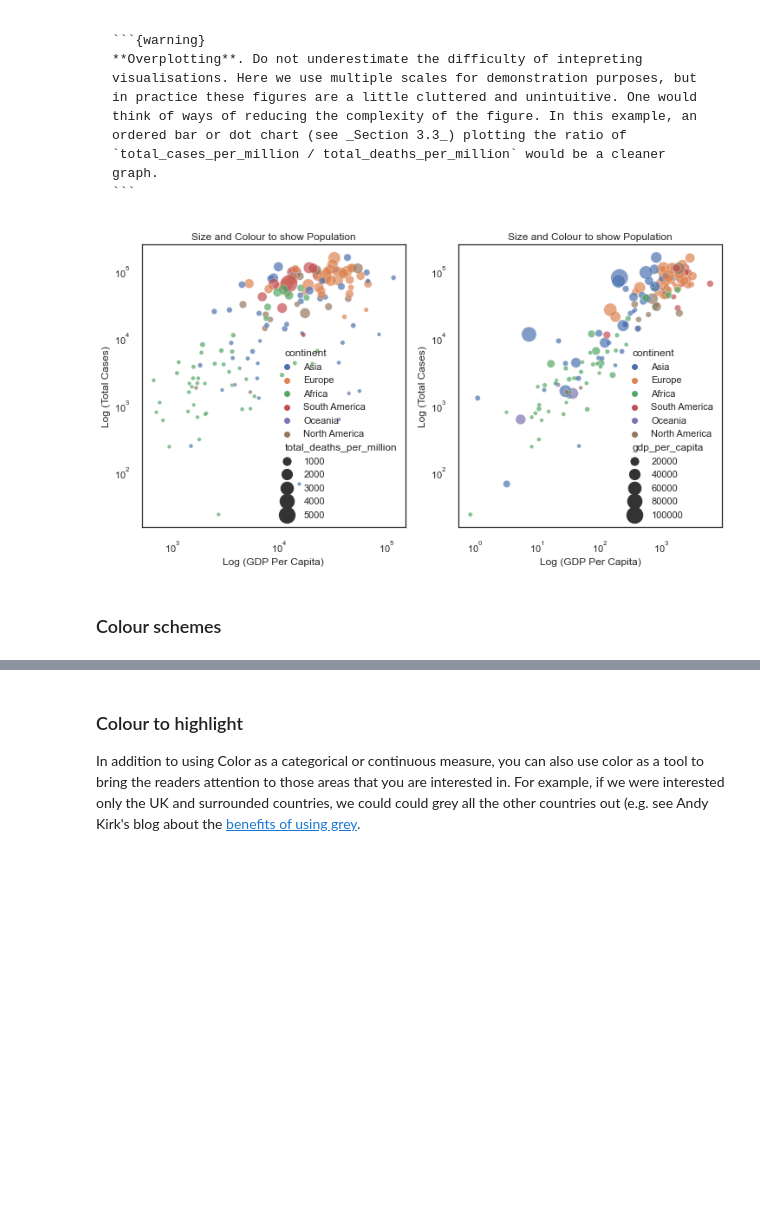
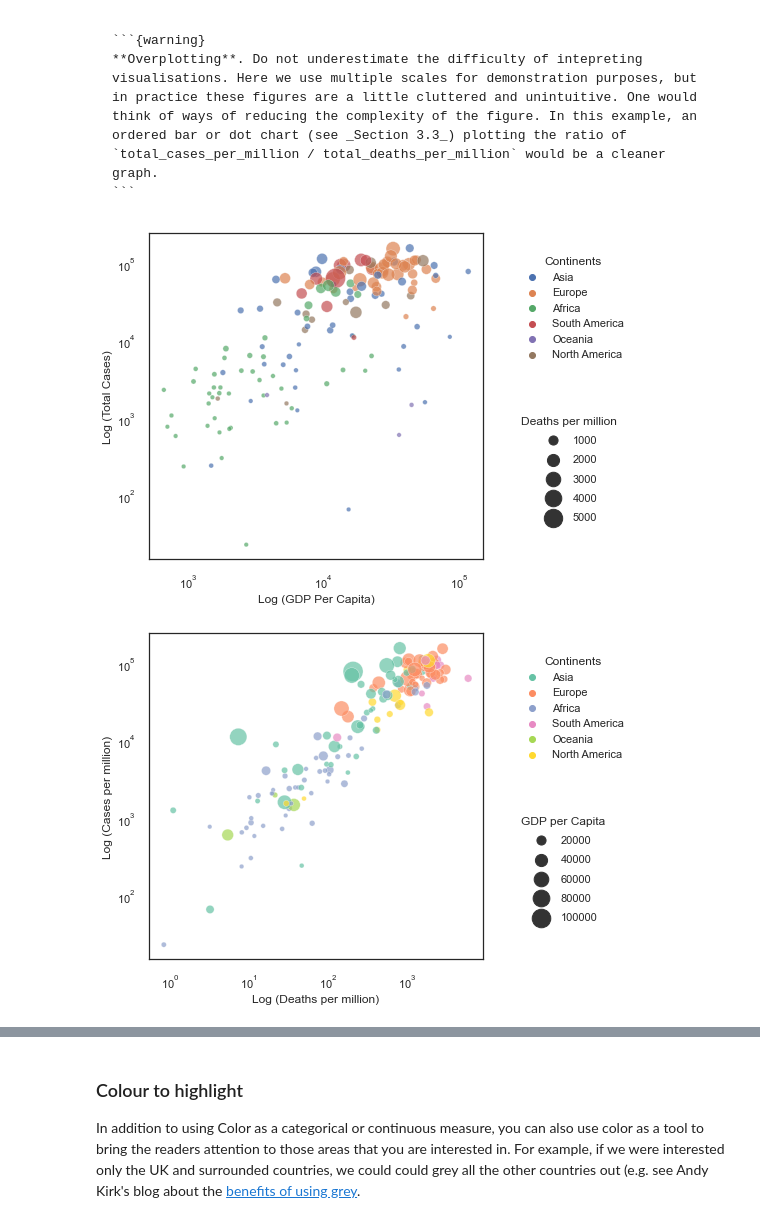
Before and after one commit to alan-turing-institute/rds-course, a Jupyter notebook: coursebook/modules/m3/scripts/mod3.2.ipynb, the cells around one changed output, grey strips where cells are left out. Saved outputs shown, nothing was run; the diff lists cells and outputs as text; code cells hidden in the pictures; blank space fills up the shorter version.

`````diff
--- a/coursebook/modules/m3/scripts/mod3.2.ipynb
+++ b/coursebook/modules/m3/scripts/mod3.2.ipynb
@@ -422,28 +429,39 @@ The right-most figure gives an adjusted figure. Exactly the same data presented
 ```
 ````
 # %%
-f, axes = plt.subplots(1,2, figsize=(12,6))
-sns.scatterplot(data=df_totals, x = 'gdp_per_capita', y = 'total_cases_per_million', size='total_deaths_per_million', sizes=(20,400), hue='continent', legend='brief', ax=axes[0], alpha = .7)
-axes[0].set_yscale('log')
-axes[0].set_xscale('log')
-axes[0].set_title('Size and Colour to show Population')
-axes[0].set_ylabel('Log (Total Cases)')
-axes[0].set_xlabel('Log (GDP Per Capita)')
-#ax.legend(title='Continent', loc='lower right')
+f, ax = plt.subplots(1,1, figsize=(6,6))
+sns.scatterplot(data=df_totals, x = 'gdp_per_capita', y = 'total_cases_per_million', size='total_deaths_per_million', sizes=(20,400), hue='continent', legend='brief', ax=ax, alpha = .7)
+ax.set_yscale('log')
+ax.set_xscale('log')
+ax.set_ylabel('Log (Total Cases)')
+ax.set_xlabel('Log (GDP Per Capita)')
 
-sns.scatterplot(data=df_totals, x = 'total_deaths_per_million', y = 'total_cases_per_million', size='gdp_per_capita', sizes=(20,400), hue='continent', legend='brief', ax=axes[1], alpha = .7)
-axes[1].set_yscale('log')
-axes[1].set_xscale('log')
-axes[1].set_title('Size and Colour to show Population')
-axes[1].set_ylabel('Log (Total Cases)')
-axes[1].set_xlabel('Log (GDP Per Capita)')
-#ax.legend(title='Continent', loc='lower right')
+# separate legends
+# solution retreived from https://stackoverflow.com/questions/56456956/separate-seaborn-legend-into-two-distinct-boxes
+h,l = ax.get_legend_handles_labels()
+l1 = ax.legend(h[1:7],l[1:7], loc=(1.1,.6), title='Continents')
+l2 = ax.legend(h[8:],l[8:], loc=(1.1, .1), title='Deaths per million', labelspacing=.85)
+ax.add_artist(l1)
+
+
+
 plt.show()
 
-# TODO: Change legend for these.
+f, ax = plt.subplots(1,1, figsize=(6,6))
+sns.scatterplot(data=df_totals, x = 'total_deaths_per_million', y = 'total_cases_per_million', size='gdp_per_capita', sizes=(20,400), hue='continent', legend='brief', ax=ax, alpha = .7, palette="Set2")
+ax.set_yscale('log')
+ax.set_xscale('log')
+ax.set_ylabel('Log (Cases per million)')
+ax.set_xlabel('Log (Deaths per million)')
+ax.legend(title='Continent', loc='lower right')
+
+h,l = ax.get_legend_handles_labels()
+l1 = ax.legend(h[1:7],l[1:7], loc=(1.1,.6), title='Continents')
+l2 = ax.legend(h[8:],l[8:], loc=(1.1, .1), title='GDP per Capita', labelspacing=.85)
+ax.add_artist(l1)
+
+
+plt.show()
 # %% [output]
-[figure, old version]
+[figure, new version]
+[figure, added]
-# %% [markdown]
-### Colour schemes
-
-<!-- here to a description of different colour schemes -->
`````
Also changed, not shown: parts of 13 cells of this notebook, 1 other file.
